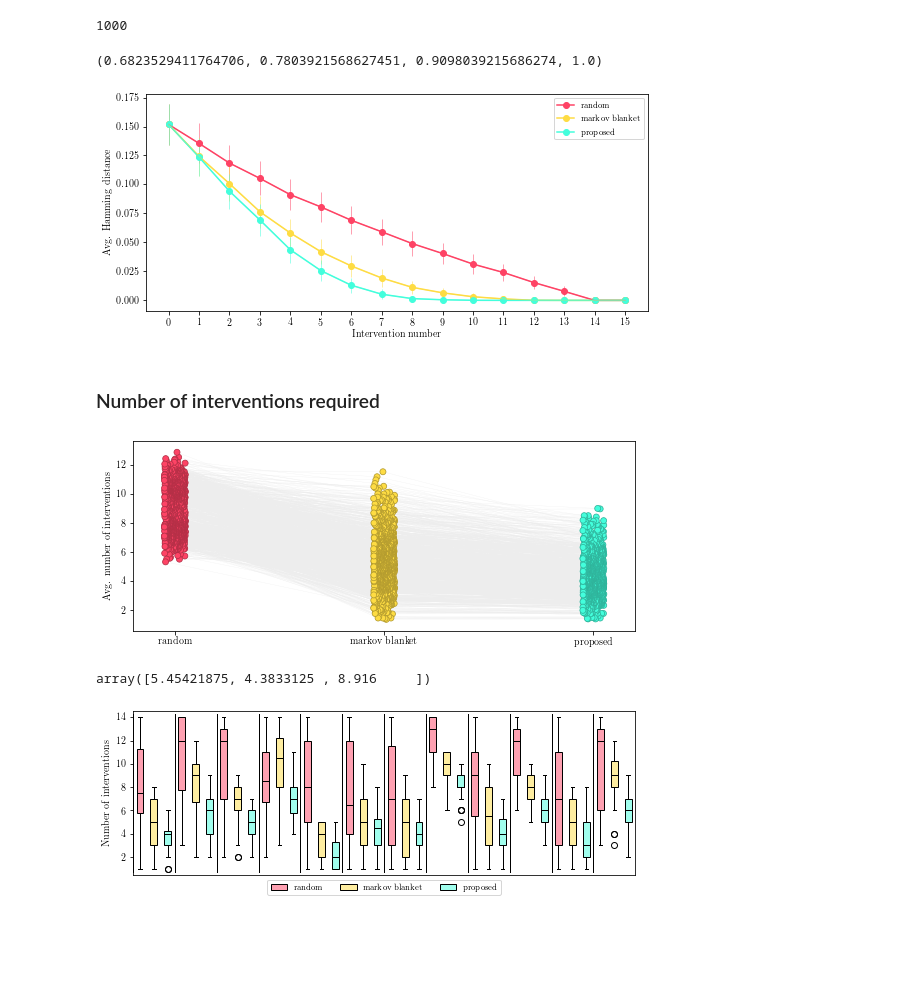
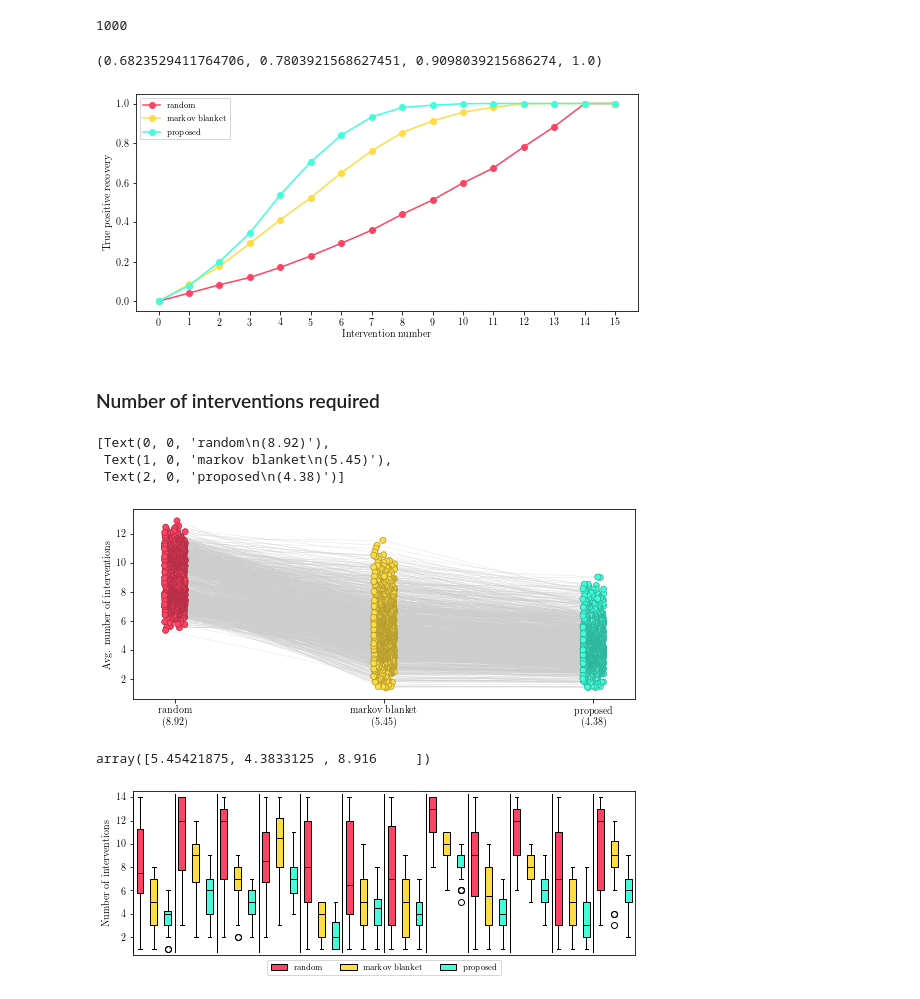
Before and after one commit to juangamella/aicp, a Jupyter notebook: plots.ipynb, the cells around one changed output. Saved outputs shown, nothing was run; the diff lists cells and outputs as text; code cells hidden in the pictures; blank space fills up the shorter version.

Commit message:
Updated plotting notebooks

```diff
--- a/plots.ipynb
+++ b/plots.ipynb
@@ -161,7 +161,7 @@ hm_dist = np.zeros((P, N*runs, max_iter+1))
 for i, (name, trajectories) in enumerate(all_trajectories_ham.items()):
     for j, trajectory in enumerate(trajectories):
         hm_dist[i, j, 0:len(trajectory)] = np.array(trajectory)
-mean = np.mean(hm_dist[:, mask, :], axis=1)
+mean = np.mean(hm_dist[:, mask, :] == 0, axis=1)
 std = np.std(hm_dist[:, mask, :], axis=1) * 0.2
 q25 = np.quantile(hm_dist[:, mask, :], 0.25, axis=1)
 q75 = np.quantile(hm_dist[:, mask, :], 0.75, axis=1)
@@ -177,41 +177,49 @@ names = ["markov blanket", "proposed", "random"]
 for j,i in enumerate([2,0,1]):
     name = names[i]
     plt.plot(x_axis, mean[i,:], linewidth=1.5, color=colors[j], marker='o', label=name)
-    plt.errorbar(x_axis, mean[i,:], std[i,:], linewidth=1, color=colorsa[j])#, uplims=True, lolims=True)
+    #plt.errorbar(x_axis, mean[i,:], std[i,:], linewidth=1, color=colorsa[j])#, uplims=True, lolims=True)
     #top = mean[i,:] + std[i,:]#q75[i,:]#
     #bottom = np.maximum(0, mean[i,:] - std[i,:])#q25[i,:]#
     #plt.plot(x_axis, top, ls=":", color=colorsa[j])
     #plt.plot(x_axis, bottom, ls=":", color=colorsa[j])
 plt.xlabel("Intervention number")
-plt.ylabel("Avg. Hamming distance")
+plt.ylabel("True positive recovery")
 axes.set_xticks(x_axis)
 plt.legend(prop=fontP)
-plt.savefig('hamming_population.pdf', bbox_inches='tight')
+plt.savefig('tpr_population.pdf', bbox_inches='tight')
 # %% [output]
 (0.6823529411764706, 0.7803921568627451, 0.9098039215686274, 1.0)
-[figure, old version]
+[figure, new version]
 # %% [markdown]
 ### Number of interventions required
 # %%
 idx = mask
 Ns = len(idx)
 means = np.mean(no_ints[:,:,idx], axis=1)
 plt.figure(figsize = (9,3.5))
 dev = 0.05
 xaxis = np.tile([0,1,2], (Ns, 1)) - np.outer(np.linspace(-dev, dev, Ns), [1,1,1])
-ecolor = "#ededed"
+ecolor = "#cdcdcd"
 for i in range(Ns):
     plt.plot(xaxis[i,:], means[[2,0,1], i].T, color=ecolor, zorder=0, LineWidth=0.25)
 for i in range(Ns):
     plt.scatter(xaxis[i,:], means[[2,0,1], i].T, c=colors[[0,1,2]], marker="o", zorder=1, edgecolors=colorsb[[0,1,2]], linewidths=0.75)
 ax = plt.gca()
 ax.set_xticks([0,1,2])
 plt.xlim([-0.2, 2.2])
 ax.set_xticklabels(["random", "markov blanket", "proposed"], family="serif")
 plt.ylabel("Avg. number of interventions")
 plt.savefig('int_numbers_population.pdf', bbox_inches='tight')
+total_averages = means.mean(axis=1)
+labels = []
+for i in [2,0,1]:
+    labels.append(names[i] + "\n(%0.2f)" % total_averages[i])
+ax.set_xticklabels(labels, ha="center", rotation=0)
 # %% [output]
+[Text(0, 0, 'random\n(8.92)'),
+ Text(1, 0, 'markov blanket\n(5.45)'),
+ Text(2, 0, 'proposed\n(4.38)')]
-[figure, old version]
+[figure, new version]
 # %%
 means.mean(axis=1)
 # %% [output]
@@ -232,7 +240,7 @@ bplot = axes.boxplot(all_data,
                      medianprops = {'color': 'black'},
                      labels = labels)
 for i,patch in enumerate(bplot['boxes']):
-    patch.set_facecolor(colorsa[i%3])
+    patch.set_facecolor(colors[i%3])
 axes.set_xticks([])
 plt.ylabel("Number of interventions")
 plt.legend(bplot['boxes'][0:3], ['random', 'markov blanket', 'proposed'], loc=8, prop=fontP, ncol=3, bbox_to_anchor=[0.5,-0.15]);
@@ -240,6 +248,6 @@ for i in range(Ns):
     x = i*3+0.5
     plt.plot([x,x], [0.75,max_iter-0.75], c='#000000', LineWidth=1)
 plt.ylim(0.5,max_iter-0.5)
-plt.savefig("intervention_distributions_population_0.pdf", bbox_inches='tight')
+plt.savefig("intervention_distributions_population.pdf", bbox_inches='tight')
 # %% [output]
-[figure, old version]
+[figure, new version]
```
Also changed, not shown: 1 other file.
